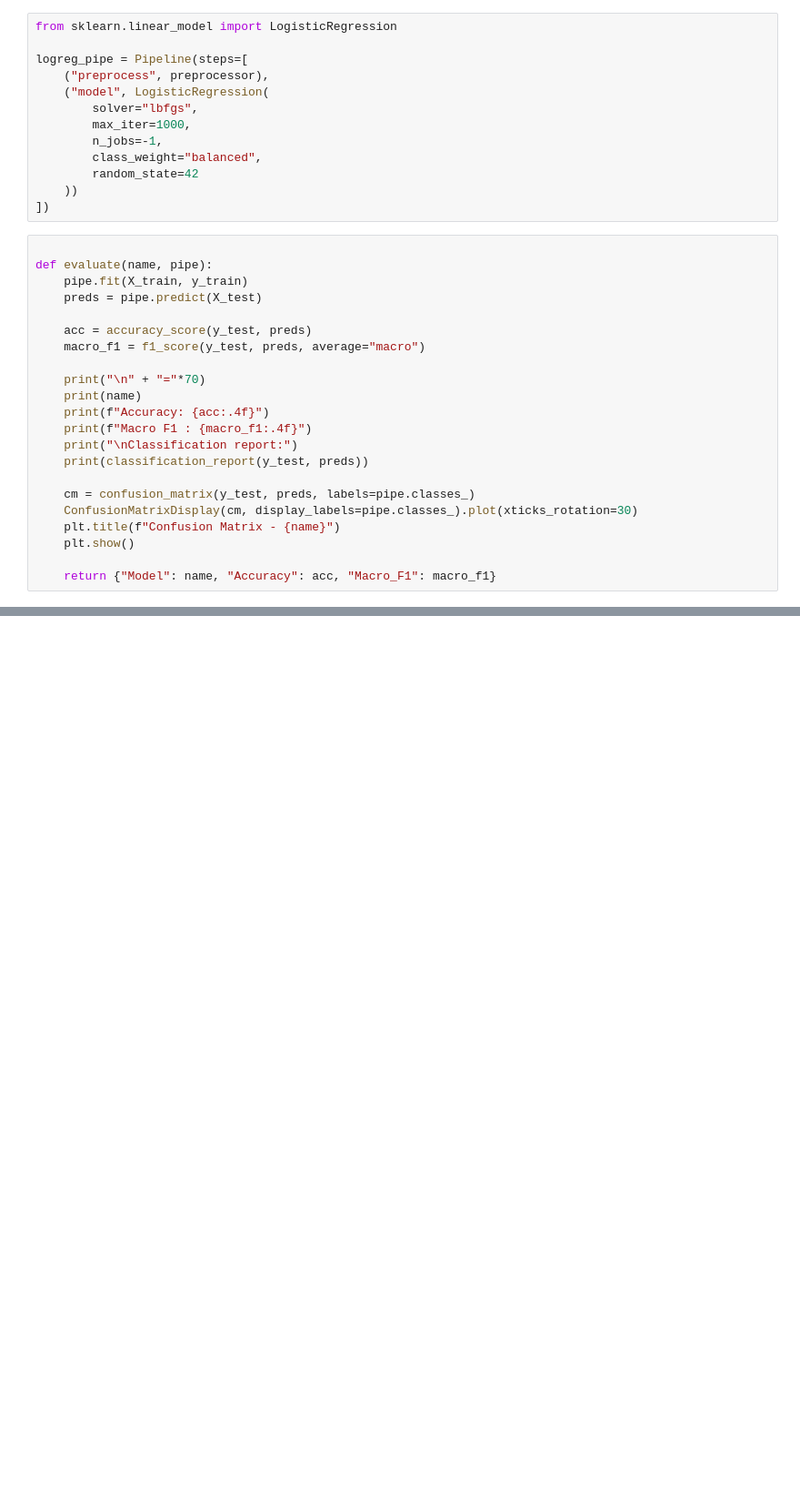
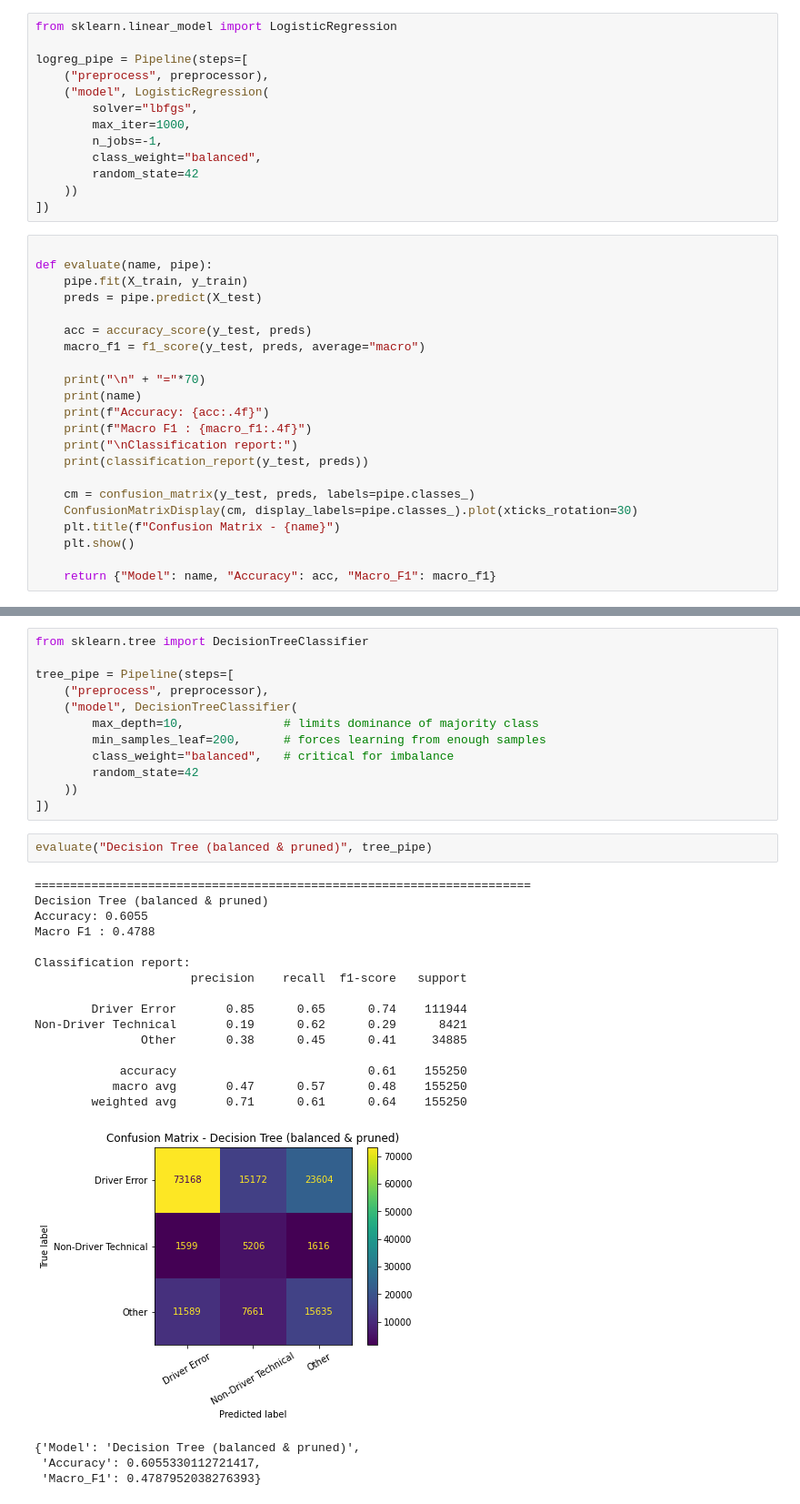
Before and after one commit to hellenmureithi/Phase_4_project, a Jupyter notebook: Notebooks/fredrick.ipynb, the cells around one changed output, grey strips where cells are left out. Shown at 91% size. Saved outputs shown, nothing was run; the diff lists cells and outputs as text; blank space fills up the shorter version.

Commit message:
Refine target and models

```diff
--- a/Notebooks/fredrick.ipynb
+++ b/Notebooks/fredrick.ipynb
@@ -387,3 +374,37 @@ External Factors       0.36      0.06      0.10      6859
+# %%
+from sklearn.tree import DecisionTreeClassifier
+
+tree_pipe = Pipeline(steps=[
+    ("preprocess", preprocessor),
+    ("model", DecisionTreeClassifier(
+        max_depth=10,              # limits dominance of majority class
+        min_samples_leaf=200,      # forces learning from enough samples
+        class_weight="balanced",   # critical for imbalance
+        random_state=42
+    ))
+])
+# %%
+evaluate("Decision Tree (balanced & pruned)", tree_pipe)
+# %% [output]
+======================================================================
+Decision Tree (balanced & pruned)
+Accuracy: 0.6055
+Macro F1 : 0.4788
+
+Classification report:
+                      precision    recall  f1-score   support
+
+        Driver Error       0.85      0.65      0.74    111944
+Non-Driver Technical       0.19      0.62      0.29      8421
+               Other       0.38      0.45      0.41     34885
+
+            accuracy                           0.61    155250
+           macro avg       0.47      0.57      0.48    155250
+        weighted avg       0.71      0.61      0.64    155250
+[figure, added]
+{'Model': 'Decision Tree (balanced & pruned)',
+ 'Accuracy': 0.6055330112721417,
+ 'Macro_F1': 0.4787952038276393}
 # %%
 # Train and evaluate the Random Forest model
 evaluate("Random Forest", rf_pipe)
```
Also changed, not shown: parts of 10 cells of this notebook.
